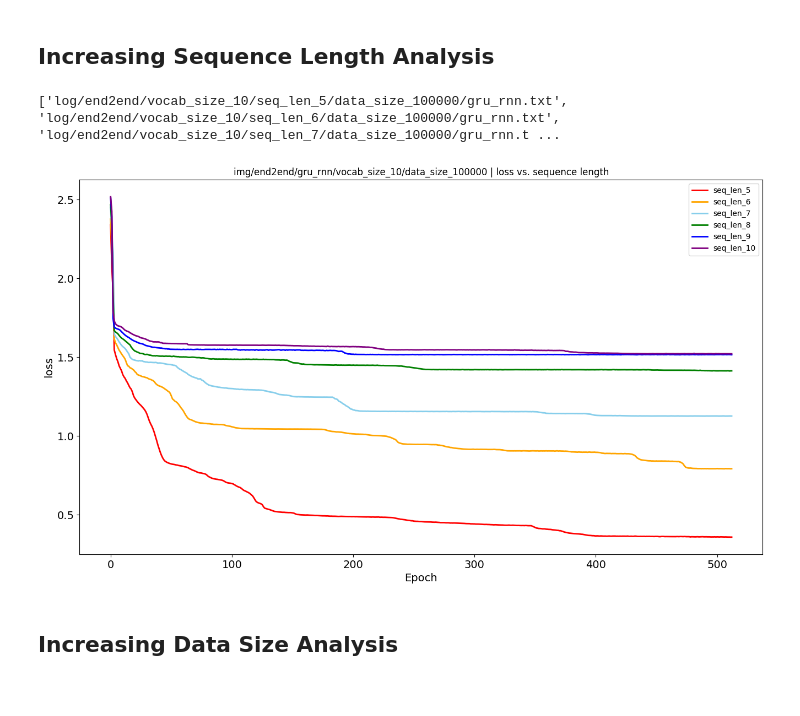
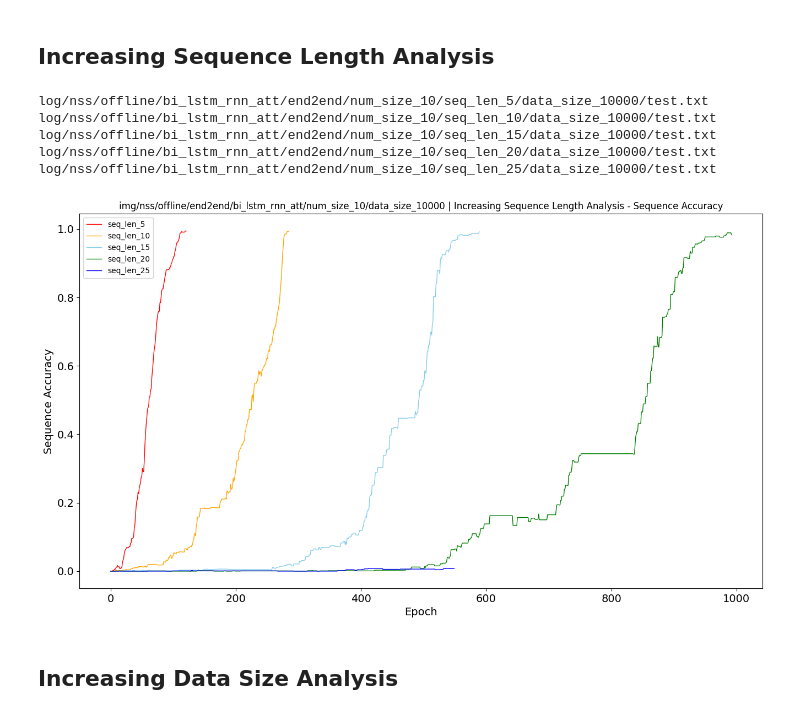
Before and after one commit to ShiningLab/Recurrent-Text-Editing, a Jupyter notebook: main/res/evaluation_plot.ipynb, the cells around one changed output. Cells and saved outputs as stored; diff of their text form; code cells hidden in the pictures.

```diff
--- a/main/res/evaluation_plot.ipynb
+++ b/main/res/evaluation_plot.ipynb
@@ -26,59 +29,65 @@ data_size = 100000
 # %%
 # define path
-LOG_PATH = 'log'
-TASK_PATH = os.path.join(
+LOG_PATH = os.path.join(
+    'log',
+    data_src,
+    data_mode,
+    model_name,
     method,
-    'vocab_size_{}'.format(vocab_size),
+    'num_size_{}'.format(num_size),
     'seq_len_{}',
     'data_size_{}'.format(data_size),
-    '{}.txt'.format(model_name))
+    'test.txt')
 # %%
 # read data
 raw_data_dict = {}
-for i in range(min_seq_len, max_seq_len+1, 1):
-    file_name = os.path.join(
-        LOG_PATH,
-        TASK_PATH.format(i))
-    raw_data_dict[file_name] = load_txt(file_name)
+for i in range(min_seq_len, max_seq_len+1, 5):
+    file_name = os.path.join(LOG_PATH.format(i))
+    print(file_name)
+    raw_data_dict[file_name] = load_txt(file_name)[40:-4]
+# %% [output]
+log/nss/offline/bi_lstm_rnn_att/end2end/num_size_10/seq_len_5/data_size_10000/test.txt
+log/nss/offline/bi_lstm_rnn_att/end2end/num_size_10/seq_len_10/data_size_10000/test.txt
+log/nss/offline/bi_lstm_rnn_att/end2end/num_size_10/seq_len_15/data_size_10000/test.txt
+log/nss/offline/bi_lstm_rnn_att/end2end/num_size_10/seq_len_20/data_size_10000/test.txt
+log/nss/offline/bi_lstm_rnn_att/end2end/num_size_10/seq_len_25/data_size_10000/test.txt
-# %%
-# take a look at keys
-print(list(raw_data_dict.keys()))
-# %% [output]
-['log/end2end/vocab_size_10/seq_len_5/data_size_100000/gru_rnn.txt', 'log/end2end/vocab_size_10/seq_len_6/data_size_100000/gru_rnn.txt', 'log/end2end/vocab_size_10/seq_len_7/data_size_100000/gru_rnn.t ...
 # %%
 # extract info from log
 # keys = ['epoch', 'step', 'loss', 'acc', 'token_acc', 'seq_acc']
 data_dict = {k: parse_log(v) for k, v in raw_data_dict.items()}
 # %%
-criteria = 'loss'
+# 'Epoch', 'Step', 'Loss', 'Equation Accuracy', 'Token Accuracy', 'Sequence Accuracy'
+criteria = 'Sequence Accuracy'
 criteria_dict = {}
-for i in range(min_seq_len, max_seq_len+1, 1):
+for i in range(min_seq_len, max_seq_len+1, 5):
     label = 'seq_len_{}'.format(i)
-    key = os.path.join(LOG_PATH, TASK_PATH.format(i))
+    key = LOG_PATH.format(i)
     criteria_list = [data[criteria] for data in data_dict[key]]
     criteria_dict[label] = criteria_list
 # %%
 colors = ['red', 'orange', 'skyblue', 'green', 'blue', 'purple']
 save_path = os.path.join(
     'img',
+    data_src,
+    data_mode,
     method,
     model_name,
-    'vocab_size_{}'.format(vocab_size),
+    'num_size_{}'.format(num_size),
     'data_size_{}'.format(data_size))
 
 if not os.path.exists(save_path): os.makedirs(save_path)
 
-title = '{} vs. sequence length'.format(criteria)
+title = 'Increasing Sequence Length Analysis - {}'.format(criteria)
 
 show_plot(
     data_dict=criteria_dict,
     colors=colors,
     title=title,
     xlabel='Epoch',
     ylabel=criteria,
     save_path=save_path)
 # %% [output]
-[figure, old version]
+[figure, new version]
 # %% [markdown]
 ## Increasing Data Size Analysis
 # %%
```
Also changed, not shown: parts of 21 cells of this notebook, 46 other files.
